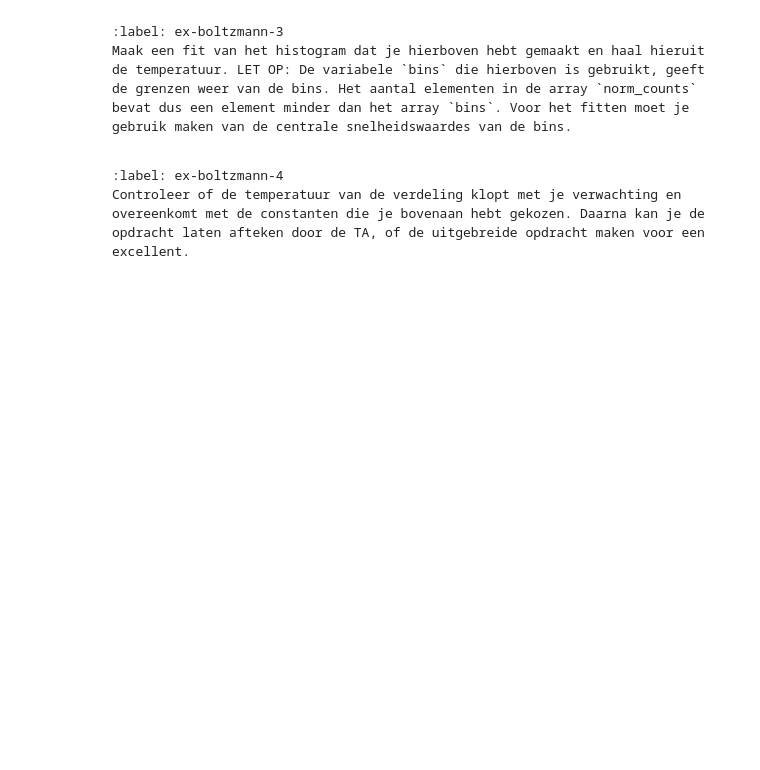
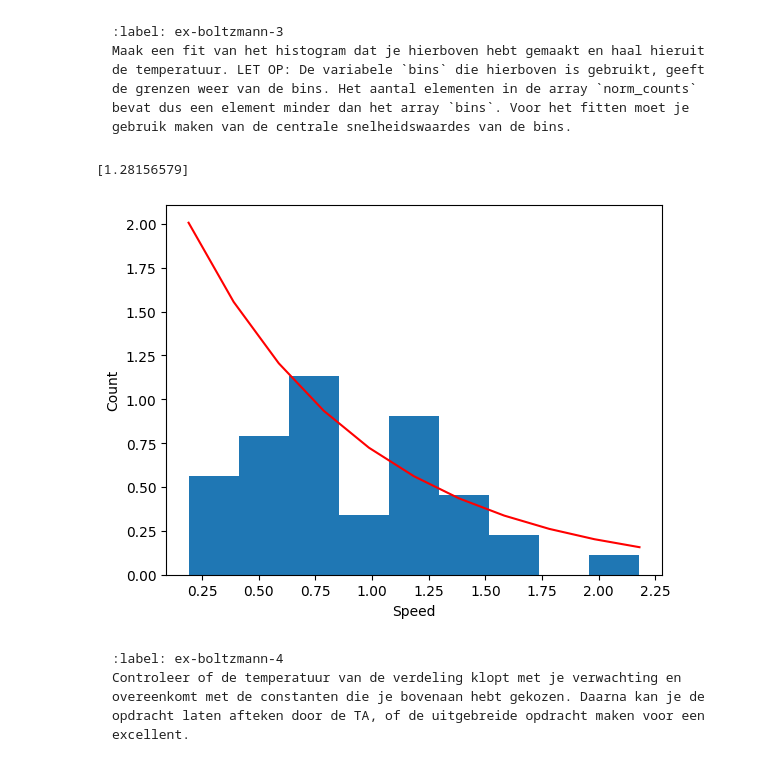
Before and after one commit to Peppertje/Thermolab-TN-L-P, a Jupyter notebook: Content/PySim/6_boltzmann.ipynb, the cells around one changed output. Cells and saved outputs as stored; diff of their text form; code cells hidden in the pictures; blank space fills up the shorter version.

````diff
--- a/Content/PySim/6_boltzmann.ipynb
+++ b/Content/PySim/6_boltzmann.ipynb
@@ -325,7 +344,33 @@ $$
 Maak een fit van het histogram dat je hierboven hebt gemaakt en haal hieruit de temperatuur. LET OP: De variabele `bins` die hierboven is gebruikt, geeft de grenzen weer van de bins. Het aantal elementen in de array `norm_counts` bevat dus een element minder dan het array `bins`. Voor het fitten moet je gebruik maken van de centrale snelheidswaardes van de bins.
 ```
 # %%
-#your code/answer
+def Fit_Func(alpha, v):
+    return 2*alpha*(np.e**(-1*alpha*v))
+
+
+particles = []
+
+create_uniform_particles(particles)
+for i in range(num_steps):
+    take_time_step(particles)
+
+speeds = [np.linalg.norm(p.v) for p in particles]
+counts, bins = np.histogram(speeds, bins=10, density='True')
+counts2, bins2 = np.histogram(speeds, bins=9, density='True')
+val, cov = curve_fit(Fit_Func, bins2, counts)
+print(val)
+plt.figure()
+plt.xlabel('Speed')
+plt.ylabel('Count')
+
+#plt.stairs(counts, bins, fill='True')
+plt.stairs(counts2, bins2, fill='True')
+plt.plot(bins, Fit_Func(val[0], np.array(bins)), 'r')
+
+plt.show()
+# %% [output]
+[1.28156579]
+[figure, added]
 # %% [markdown]
 ```{exercise}
 :label: ex-boltzmann-4
````
Also changed, not shown: parts of 4 cells of this notebook.
